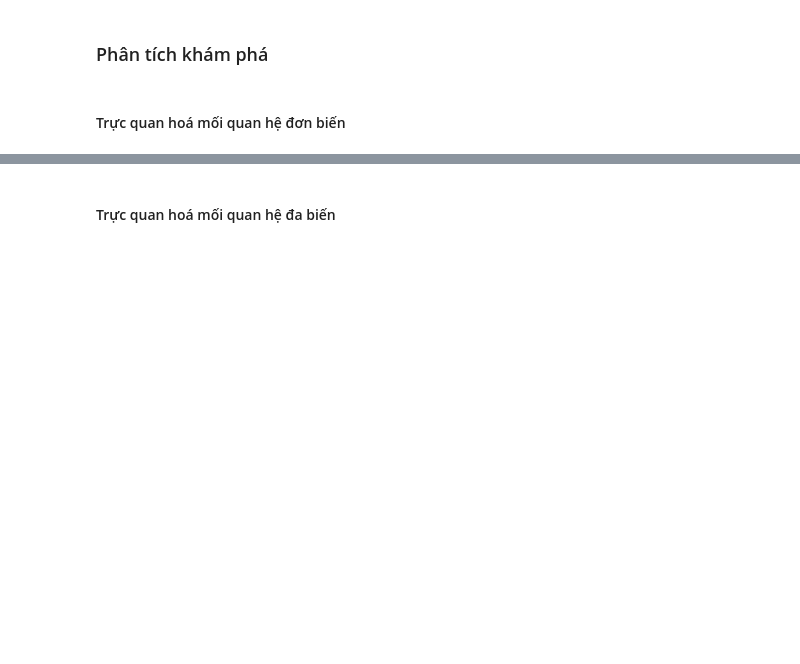
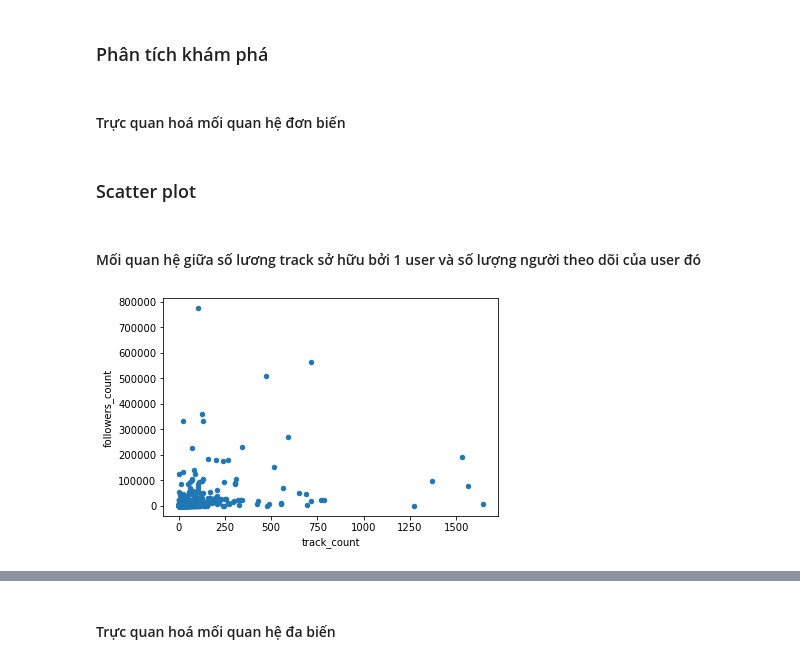
Before and after one commit to owfdataboy/DS-Project02, a Jupyter notebook: project02.ipynb, the cells around one changed output, grey strips where cells are left out. Drawn from its saved outputs; the diff is of its cells as text; code cells hidden in the pictures; blank space fills up the shorter version.

Commit message:
add scatter plot and pie chart visualization

```diff
--- a/project02.ipynb
+++ b/project02.ipynb
@@ -249,3 +249,11 @@ format_empty_vals(df_users)
 # Huy
 # %%
 # Thi
+# %% [markdown]
+### Scatter plot
+# %% [markdown]
+#### Mối quan hệ giữa số lương track sở hữu bởi 1 user và số lượng người theo dõi của user đó
+# %%
+df_users.plot.scatter(x = 'track_count', y = 'followers_count');
+# %% [output]
+[figure, added]
```
Also changed, not shown: parts of 16 cells of this notebook.
